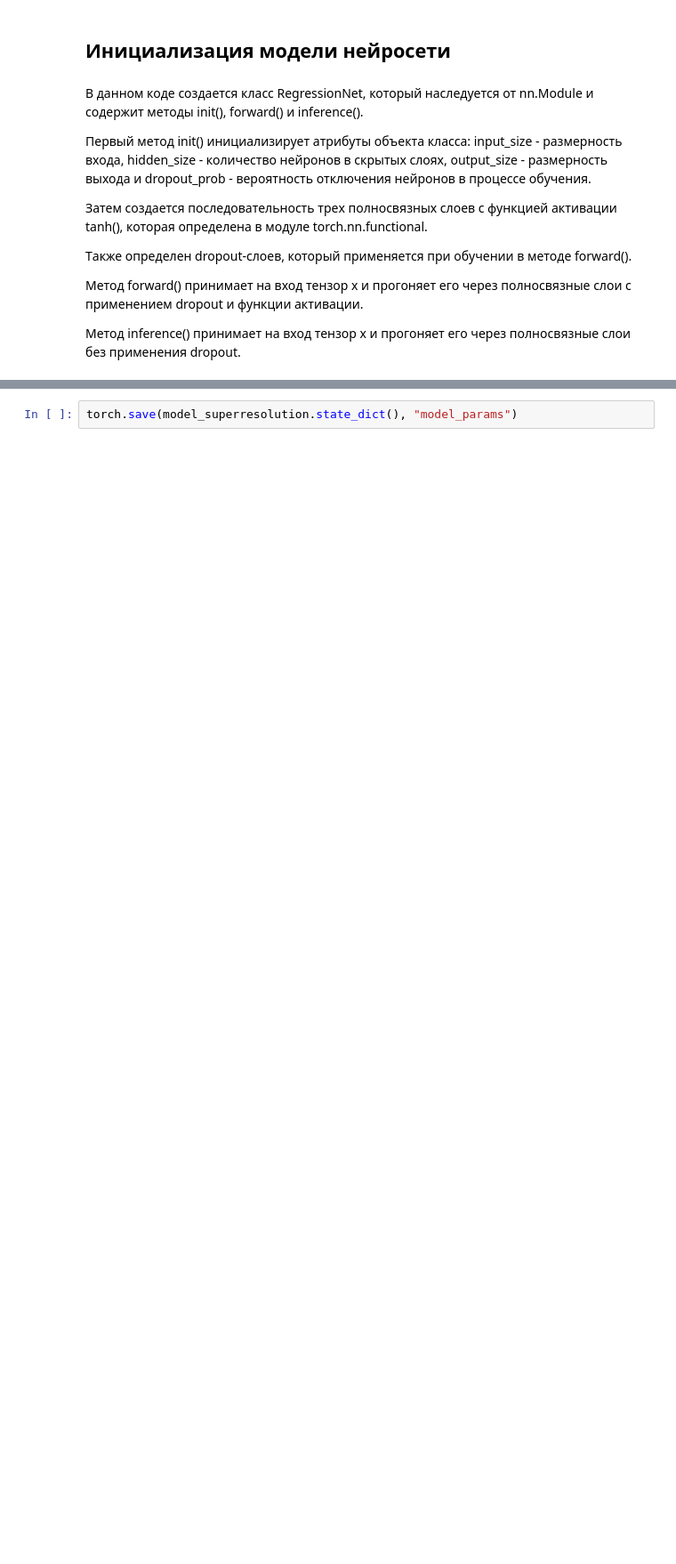
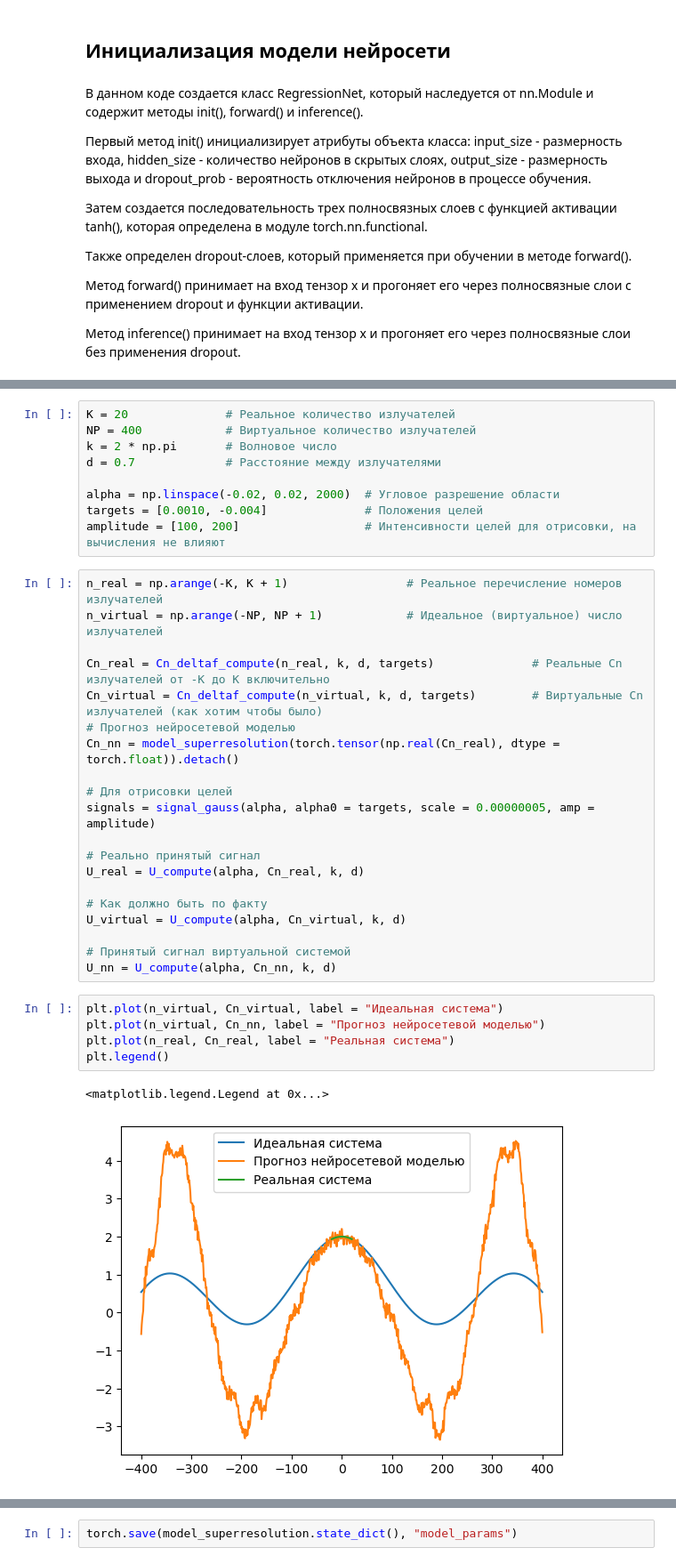
Before and after one commit to qwerty29544/superresolution_nn, a Jupyter notebook: ipynb/superresolution.ipynb, the cells around one changed output, grey strips where cells are left out. Shown at 89% size. Saved outputs shown, nothing was run; the diff lists cells and outputs as text; blank space fills up the shorter version.

```diff
--- a/ipynb/superresolution.ipynb
+++ b/ipynb/superresolution.ipynb
@@ -252,0 +251,37 @@ plt.plot(np.arange(-400, 401), Y_val_tensor[18, :].detach())
+# %%
+K = 20              # Реальное количество излучателей
+NP = 400            # Виртуальное количество излучателей
+k = 2 * np.pi       # Волновое число
+d = 0.7             # Расстояние между излучателями
+
+alpha = np.linspace(-0.02, 0.02, 2000)  # Угловое разрешение области
+targets = [0.0010, -0.004]              # Положения целей
+amplitude = [100, 200]                  # Интенсивности целей для отрисовки, на вычисления не влияют
+# %%
+n_real = np.arange(-K, K + 1)                 # Реальное перечисление номеров излучателей
+n_virtual = np.arange(-NP, NP + 1)            # Идеальное (виртуальное) число излучателей
+
+Cn_real = Cn_deltaf_compute(n_real, k, d, targets)              # Реальные Cn излучателей от -K до K включительно
+Cn_virtual = Cn_deltaf_compute(n_virtual, k, d, targets)        # Виртуальные Cn излучателей (как хотим чтобы было)
+# Прогноз нейросетевой моделью
+Cn_nn = model_superresolution(torch.tensor(np.real(Cn_real), dtype = torch.float)).detach()
+
+# Для отрисовки целей
+signals = signal_gauss(alpha, alpha0 = targets, scale = 0.00000005, amp = amplitude)
+
+# Реально принятый сигнал
+U_real = U_compute(alpha, Cn_real, k, d)
+
+# Как должно быть по факту
+U_virtual = U_compute(alpha, Cn_virtual, k, d)
+
+# Принятый сигнал виртуальной системой
+U_nn = U_compute(alpha, Cn_nn, k, d)
+# %%
+plt.plot(n_virtual, Cn_virtual, label = "Идеальная система")
+plt.plot(n_virtual, Cn_nn, label = "Прогноз нейросетевой моделью")
+plt.plot(n_real, Cn_real, label = "Реальная система")
+plt.legend()
+# %% [output]
+<matplotlib.legend.Legend at 0x...>
+[figure, added]
```
Also changed, not shown: parts of 14 cells of this notebook, 4 other files.
